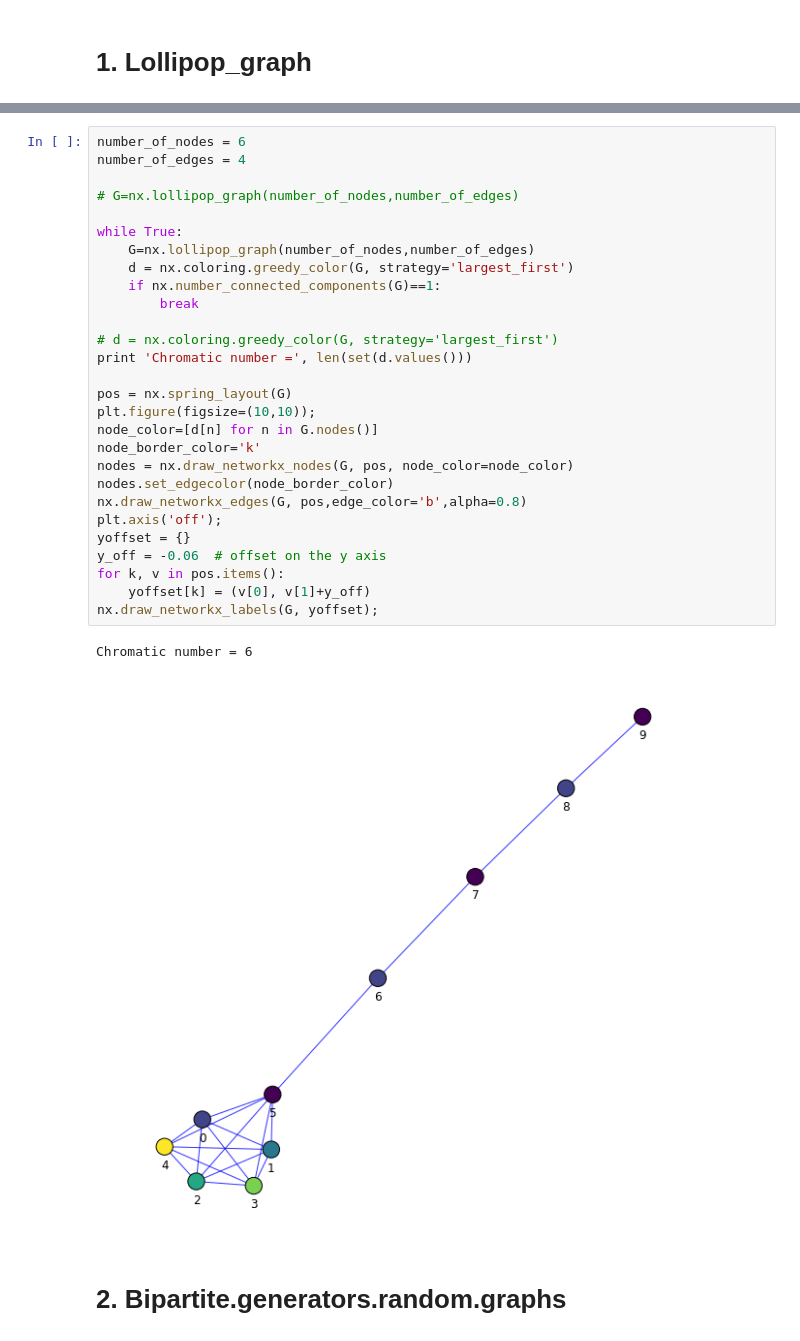
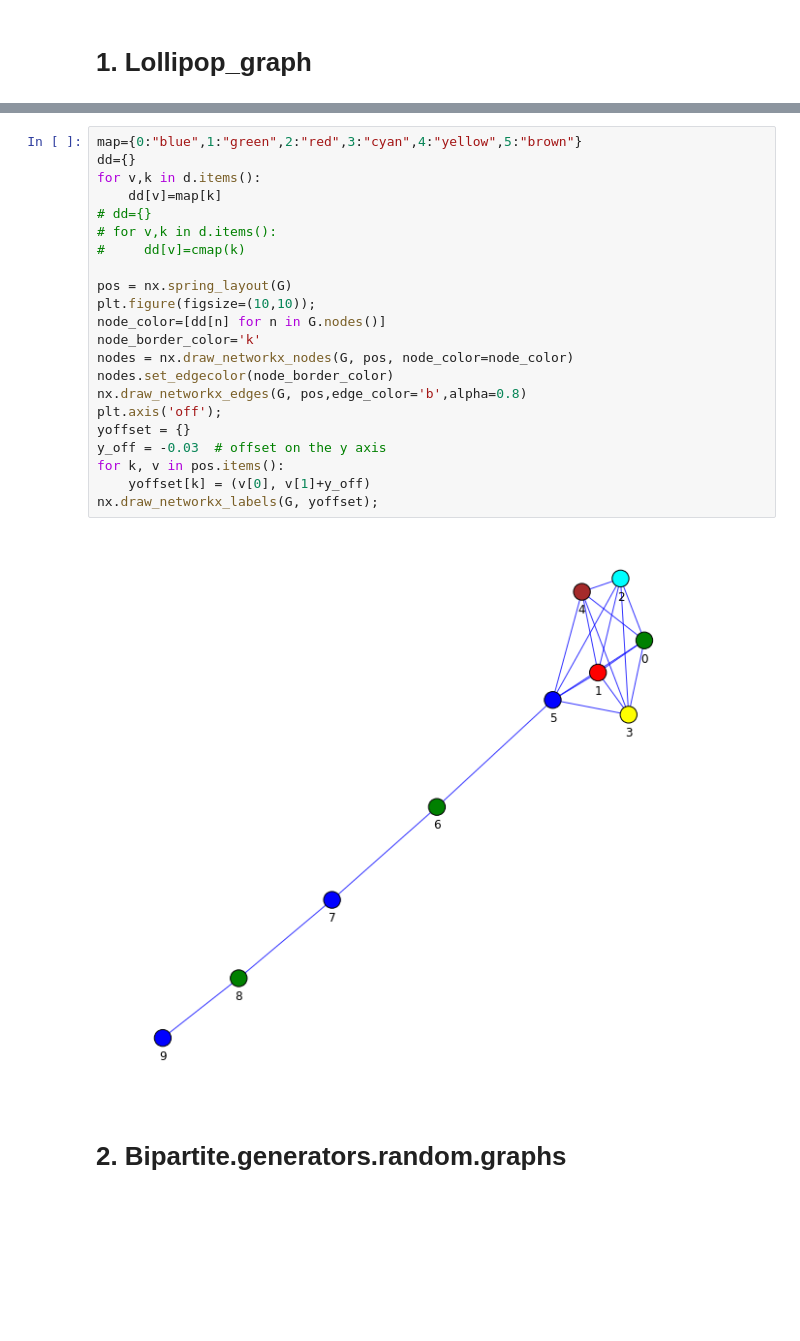
Before and after one commit to mboudour/NetworkXGraphs, a Jupyter notebook: Homeworks_Diakrita2018/Homework1/NB1_Homework_Giota_Zisimopoulou.ipynb, the cells around one changed output, grey strips where cells are left out. Cells and saved outputs as stored; diff of their text form; blank space fills up the shorter version.

```diff
--- a/Homeworks_Diakrita2018/Homework1/NB1_Homework_Giota_Zisimopoulou.ipynb
+++ b/Homeworks_Diakrita2018/Homework1/NB1_Homework_Giota_Zisimopoulou.ipynb
@@ -39,34 +62,27 @@ Is G tree? False
 # %%
-number_of_nodes = 6
-number_of_edges = 4
-
-# G=nx.lollipop_graph(number_of_nodes,number_of_edges)
-
-while True:
-    G=nx.lollipop_graph(number_of_nodes,number_of_edges)
-    d = nx.coloring.greedy_color(G, strategy='largest_first')
-    if nx.number_connected_components(G)==1:
-        break
-
-# d = nx.coloring.greedy_color(G, strategy='largest_first')
-print 'Chromatic number =', len(set(d.values()))
+map={0:"blue",1:"green",2:"red",3:"cyan",4:"yellow",5:"brown"}
+dd={}
+for v,k in d.items():
+    dd[v]=map[k]
+# dd={}
+# for v,k in d.items():
+#     dd[v]=cmap(k)
 
 pos = nx.spring_layout(G)
 plt.figure(figsize=(10,10));
-node_color=[d[n] for n in G.nodes()]
+node_color=[dd[n] for n in G.nodes()]
 node_border_color='k'
 nodes = nx.draw_networkx_nodes(G, pos, node_color=node_color)
 nodes.set_edgecolor(node_border_color)
 nx.draw_networkx_edges(G, pos,edge_color='b',alpha=0.8)
 plt.axis('off');
 yoffset = {}
-y_off = -0.06  # offset on the y axis
+y_off = -0.03  # offset on the y axis
 for k, v in pos.items():
     yoffset[k] = (v[0], v[1]+y_off)
 nx.draw_networkx_labels(G, yoffset);
 # %% [output]
-Chromatic number = 6
-[figure, old version]
+[figure, new version]
 # %% [markdown]
 # 2. Bipartite.generators.random.graphs
 # %%
```
Also changed, not shown: parts of 7 cells of this notebook.
